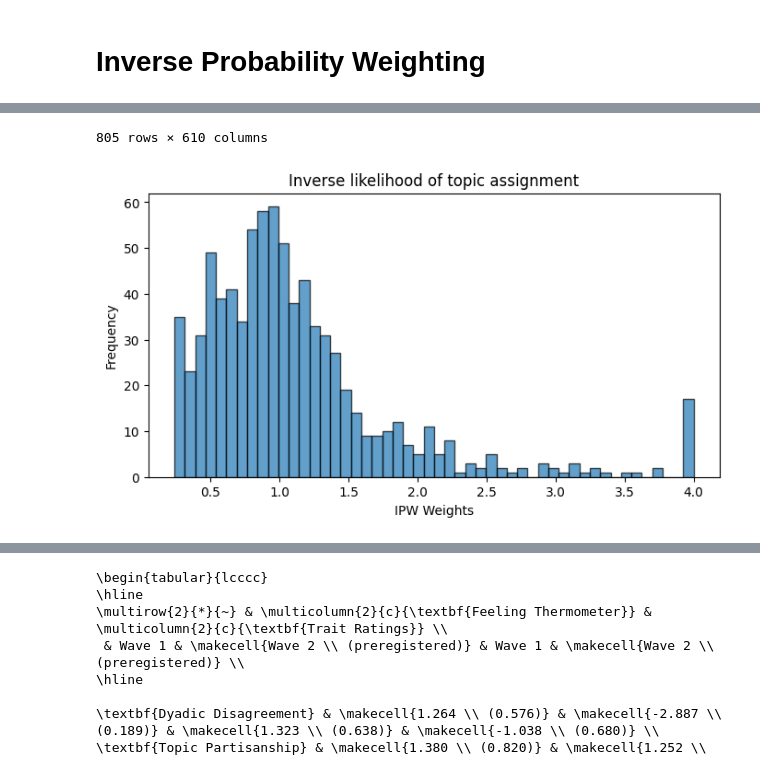
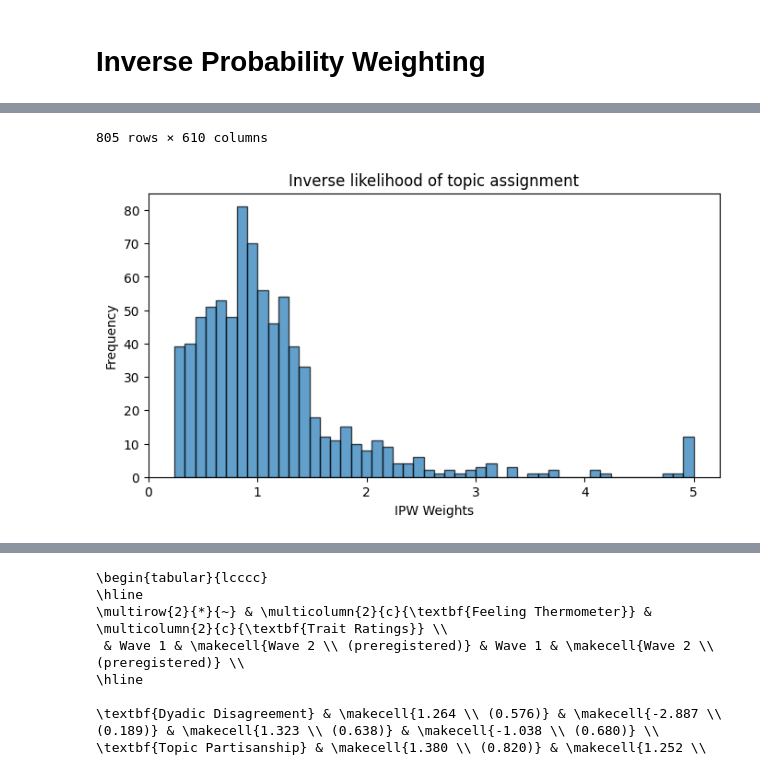
Before and after one commit to Watts-Lab/topic_choice, a Jupyter notebook: analyze_study_data.ipynb, the cells around one changed output, grey strips where cells are left out. Drawn from its saved outputs; the diff is of its cells as text; code cells hidden in the pictures.

```diff
--- a/analyze_study_data.ipynb
+++ b/analyze_study_data.ipynb
@@ -1848,0 +2836,35 @@ Effects of each predictor on the two dependent variables are correlated at 0.75,
+# %%
+data["topic_contentiousness_lower_ci_scaled"] = data["topic_contentiousness_lower_ci"] / 3
+data["topic_contentiousness_upper_ci_scaled"] = data["topic_contentiousness_upper_ci"] / 3
+
+topic_positions = data[[
+    "discussionTopic", "question",
+    "topic_polarization_scaled", "topic_polarization_lower_ci", "topic_polarization_upper_ci",
+    "topic_contentiousness_scaled", "topic_contentiousness_lower_ci_scaled", "topic_contentiousness_upper_ci_scaled",
+    "topic_mean_identity_threat_scaled", "topic_mean_identity_threat_lower_ci", "topic_mean_identity_threat_upper_ci",
+]].drop_duplicates("discussionTopic").set_index("discussionTopic")
+
+topic_positions["Partisanship"] = (
+    topic_positions["topic_polarization_scaled"].map('{:.2f}'.format) +
+    ' [' + topic_positions["topic_polarization_lower_ci"].map('{:.2f}'.format) +
+    ', ' + topic_positions["topic_polarization_upper_ci"].map('{:.2f}'.format) + ']'
+)
+topic_positions["Contentiousness"] = (
+    topic_positions["topic_contentiousness_scaled"].map('{:.2f}'.format) +
+    ' [' + topic_positions["topic_contentiousness_lower_ci_scaled"].map('{:.2f}'.format) +
+    ', ' + topic_positions["topic_contentiousness_upper_ci_scaled"].map('{:.2f}'.format) + ']'
+)
+topic_positions["Identity Threat"] = (
+    topic_positions["topic_mean_identity_threat_scaled"].map('{:.2f}'.format) +
+    ' [' + topic_positions["topic_mean_identity_threat_lower_ci"].map('{:.2f}'.format) +
+    ', ' + topic_positions["topic_mean_identity_threat_upper_ci"].map('{:.2f}'.format) + ']'
+)
+
+topic_positions.index = topic_positions.index.map(shortNames)
+topic_positions[["question", "Partisanship", "Contentiousness", "Identity Threat"]].sort_values("Partisanship", ascending=True)
+
+# pd.set_option('display.max_colwidth', None)
+# topic_positions = data[["discussionTopic", "question", "topic_polarization_scaled", "topic_contentiousness_scaled",  "topic_mean_identity_threat_scaled"]].drop_duplicates().set_index("discussionTopic").round(2)
+# topic_positions.columns = ["Full text", "Partisanship", "Contentiousness", "Identity Threat"]
+# topic_positions.index = topic_positions.index.map(shortNames)
+# topic_positions.sort_values("Partisanship", ascending=True)
@@ -3518,32 +4735,32 @@ assignment_counts = pd.read_csv("assignment_counts_mc_sim.csv")
 assignment_counts.columns = ["deliberationId", "discussionTopic", "disagreement", "assignment_likelihood_count"]
 
 topic_counts = assignment_counts.groupby(["deliberationId", "discussionTopic"])["assignment_likelihood_count"].sum().reset_index(name='topic_likelihood_count')
-topic_counts['topic_likelihood_count'] = topic_counts['topic_likelihood_count'].clip(lower=2500)  # prevent extreme weights
+topic_counts['topic_likelihood_count'] = topic_counts['topic_likelihood_count'].clip(lower=2000)  # prevent extreme weights
 topic_counts['topic_likelihood_count'] = topic_counts['topic_likelihood_count'] / 10000  # normalize to reasonable range for inversion
 
 data.drop(columns=["topic_likelihood_count"], inplace=True, errors="ignore") # prevent duplicates
 data = pd.merge(
     data,
     topic_counts,
     how="left",
     on=["deliberationId", "discussionTopic"]
 )
 
 (1/data["topic_likelihood_count"]).plot.hist(bins=50, edgecolor='black', alpha=0.7, xlabel='IPW Weights', ylabel='Frequency', title='Inverse likelihood of topic assignment', figsize=(8, 4))
 
 data
 # %% [output]
 |  | treatment | game | position | batchId | batchName | deliberationId | sampleId | gameId | recordingIds | ... |
 | 0 | wave_1_fundNeedleExchange_dem_0_r... | 0 | 0 | 01J94PCAWCN6AS2Q7K9GHF45KV | ctt_w1_s6_CR | 4c923fdd-fd15-4780-9f16-5a60e040def6 | 667c2bfe-8401-4272-9ea6-44f0aef7c38c | 01J94SKS2GJ71CT03G7XV35R4E | ['252fcba0-f6df-41af-ae27-3516965... | ... |
 | 1 | wave_1_fundNeedleExchange_dem_0_r... | 0 | 1 | 01J94PCAWCN6AS2Q7K9GHF45KV | ctt_w1_s6_CR | a125d806-2bcf-496a-a9ae-f727a2803d2f | 0be567b7-cda5-42eb-9098-c0187b0225c3 | 01J94SKS2GJ71CT03G7XV35R4E | ['c3eac583-9b28-4756-8cc6-947d2fc... | ... |
 | 2 | wave_1_fundNeedleExchange_dem_0_r... | 1 | 0 | 01J9CGDS649P6NV967E7YCNXS8 | ctt_w1_s11_CR | 4d8ce909-c9ec-411d-9fa5-9ea02bf0e0b5 | 3fe79b64-0703-4a0e-8389-878ba6f5a386 | 01J9CJRDKZCGRP8NWM0RM7AWTB | ['1cfdf05f-0eb7-4311-bce8-fbaca8f... | ... |
 | 3 | wave_1_fundNeedleExchange_dem_0_r... | 1 | 1 | 01J9CGDS649P6NV967E7YCNXS8 | ctt_w1_s11_CR | d3b80e89-be64-49a0-a26b-1c43b8aec6df | b9c46cfa-6b1d-4f62-8efa-2362ac93dfe1 | 01J9CJRDKZCGRP8NWM0RM7AWTB | ['eb2785d2-ee20-488a-9bd8-d8da067... | ... |
 | 4 | wave_1_fundNeedleExchange_dem_0_r... | 2 | 0 | 01J8FR4S38XRPMEGQSJ4WGVSTX | CTT_W1_S3 | 3d46635f-680a-470e-a835-29f826a9471e | 2bd517af-2e4c-41f8-9dea-ee2eff4b2ca4 | 01J8FVGE4701CXJQ35AHGY0Y4B | ['299867da-d96e-4ad4-9f41-e3033ac... | ... |
 | ... | ... | ... | ... | ... | ... | ... | ... | ... | ... | ... |
 | 800 | wave_2_sportsPEDs_dem_5_rep_0 | 513 | 1 | 01JFAYJDGNF3YGX1978KCV92M8 | w2s19_ctt_prolific | 3b855dab-af66-4462-8df9-4834c4f7c1bf | 2cf11ea9-9d50-4508-9ad0-6d08eb9acefe | 01JFAZW99MF5P5KTZTYYBS9KEY | ['c243ef8e-bda5-4d4d-bc6d-29a3065... | ... |
 | 801 | wave_2_sportsPEDs_dem_5_rep_1 | 514 | 0 | 01JFFZQPMBWRPT0K7B5113236Q | w2s26_ctt | ec188d71-475e-4f06-a5b2-e577c73c05f9 | 428b2f57-3e3b-4178-b884-5e305f24cce1 | 01JFG17V4X5VCE3FQQHQ19WP2C | ['5ee1ac81-ad68-4d68-9bff-fe5e72f... | ... |
 | 802 | wave_2_sportsPEDs_dem_5_rep_1 | 514 | 1 | 01JFFZQPMBWRPT0K7B5113236Q | w2s26_ctt | 720216d4-e52d-4b70-8ca1-6a403c5e8acf | b9be4fe4-079a-470e-ad45-b609bec439cd | 01JFG17V4X5VCE3FQQHQ19WP2C | ['96ebfe1f-5512-4b85-8f0a-6213c3d... | ... |
 | 803 | wave_2_sportsPEDs_dem_6_rep_1 | 515 | 0 | 01JFAYJDGNF3YGX1978KCV92M8 | w2s19_ctt_prolific | 52044372-d26a-46ef-b2cd-635f1aeb0741 | 42b52d9c-49c5-4176-b5e0-eeab01a29810 | 01JFAZW99HQRE69WGXBBRFCWYF | ['22528982-4b22-4b22-aa79-66273d0... | ... |
 | 804 | wave_2_sportsPEDs_dem_6_rep_1 | 515 | 1 | 01JFAYJDGNF3YGX1978KCV92M8 | w2s19_ctt_prolific | 0ead6e1c-3dc2-48fe-ae58-785d034fa10f | 3d84e0c5-d5cf-4941-bfeb-dd445b1ac8fc | 01JFAZW99HQRE69WGXBBRFCWYF | ['cd60f72b-439f-492f-8a60-a24e7df... | ... |
 805 rows × 610 columns
-[figure, old version]
+[figure, new version]
```
Also changed, not shown: parts of 55 cells of this notebook, 18 other files.
